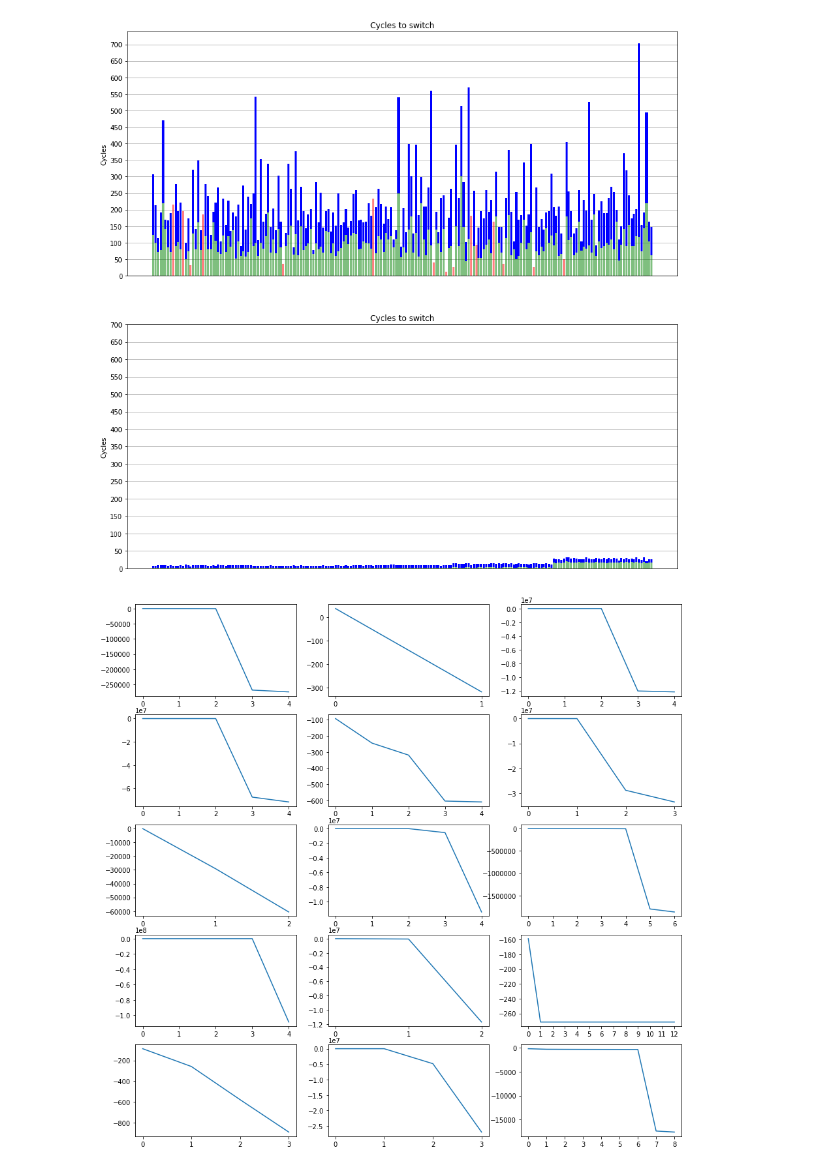
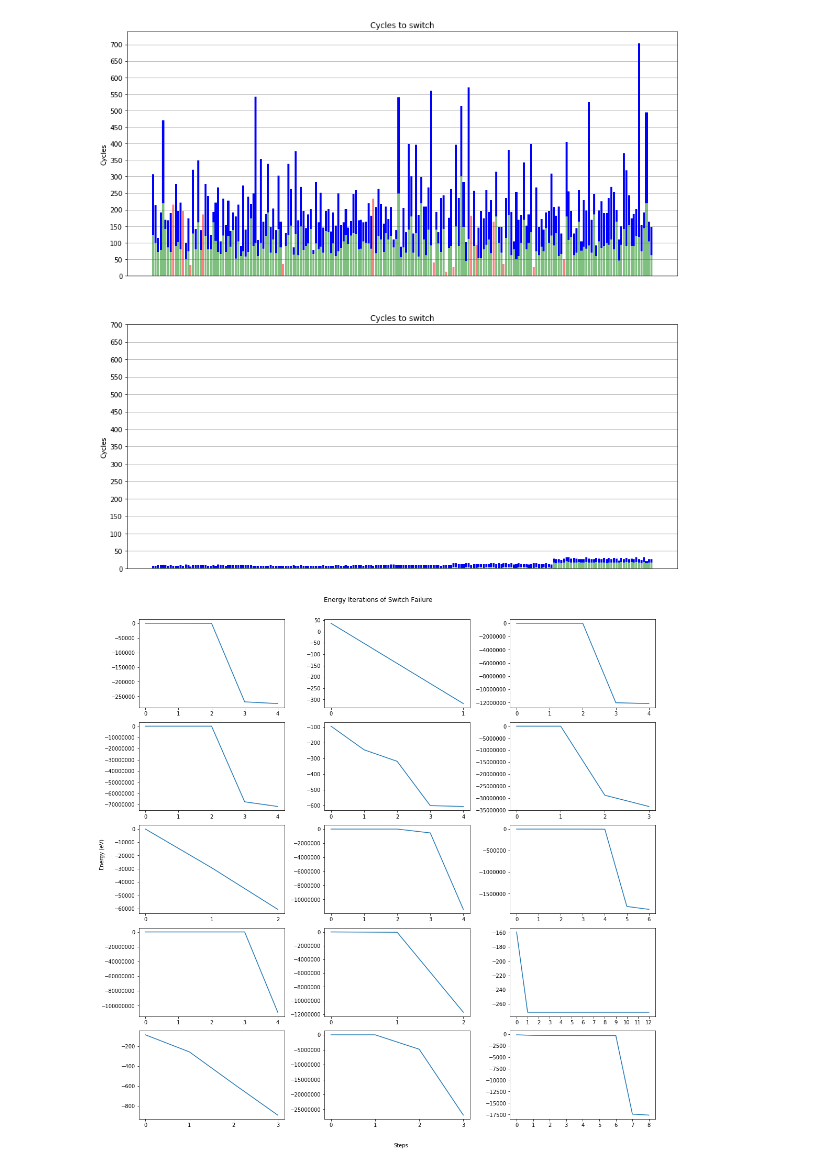
Before and after one commit to sanantoniochili/Switch_Implementation, a Jupyter notebook: Read Switch.ipynb, the cells around one changed output. Cells and saved outputs as stored; diff of their text form; code cells hidden in the pictures.

```diff
--- a/Read Switch.ipynb
+++ b/Read Switch.ipynb
@@ -230,58 +231,40 @@ plt.show()
 
 df = pd.read_csv(FILENAME, skipinitialspace=True)
 df = df.loc[df['method']=='switch'][['structure','opt_succ']]
 
 filename = 'iters'
 dfe = pd.read_csv(TESTDIR+'/'+filename+'_energy.csv', skipinitialspace=True)
 
 df = df.set_index('structure')
 dfe_m = dfe[dfe['method'] == 'switch'].set_index('structure') # results for this method
 e_res = dfe_m.join(df, on='structure') # join on each struct
 
 # find failed cases
 e_fail = e_res.loc[e_res['opt_succ'] == False]
 e_fail = e_fail.drop(['opt_succ'], axis=1)
 
 gs = gridspec.GridSpec(5, 3)
 fig = plt.figure(figsize=(15,15))
 
 count = 0
 axs = []
 for index,row in e_fail.iterrows():
     axs = plt.subplot(gs[int(count/3),count%3])
     y = row.T.dropna().drop('method')
+
     axs.plot(y)
+    axs.ticklabel_format(axis='y', style='plain')
 
     count += 1
 
-
-# axs[0].grid()
-# axs[0].set_title('Iterations of Successful Optimisation')
-# axs[0].set_xlim(0, xticks+5)
-# axs[0].set_xticks(np.arange(0, xticks+5, 25))
-# starty, endy = axs[0].get_ylim()
-
-# axs[1].grid()
-# axs[1].set_ylim(starty, -300)
-# axs[1].set_xlim(0, 125)
-# axs[1].set_xticks(np.arange(0, 125, 5))
-
-# axs[2].grid()
-# axs[2].set_xlim(0, xticks+5)
-# axs[2].set_xticks(np.arange(0, xticks+5, 25))
-# axs[2].set_title('Iterations of Failed Optimisation')
-
-# axs[3].grid()
-# axs[3].set_ylim(-500000, 20000)
-# axs[3].set_xlim(0, 75)
-# axs[3].set_xticks(np.arange(0, 75, 5))
-
-# fig.text(-0.1, 2.5, 'Energy (eV)', horizontalalignment='center',
-#       verticalalignment='center',rotation=90, transform=plt.gca().transAxes)
-# fig.text(0.5, -0.5, 'Steps', horizontalalignment='center',
-#       verticalalignment='center', transform=plt.gca().transAxes)
+fig.tight_layout(rect=[0, 0.03, 1, 0.95])
+fig.suptitle('Energy Iterations of Switch Failure')
+fig.text(-2.8, 3, 'Energy (eV)', horizontalalignment='center',
+      verticalalignment='center',rotation=90, transform=plt.gca().transAxes)
+fig.text(-0.75, -0.3, 'Steps', horizontalalignment='center',
+      verticalalignment='center', transform=plt.gca().transAxes)
 
 # plt.savefig(PLOTDIR+'/'+'MeanEnergyIterI', format=FORMAT)
-# plt.show()
+plt.show()
 # %% [output]
-[figure, old version]
+[figure, new version]
```
Also changed, not shown: parts of 4 cells of this notebook, 1 other file.
